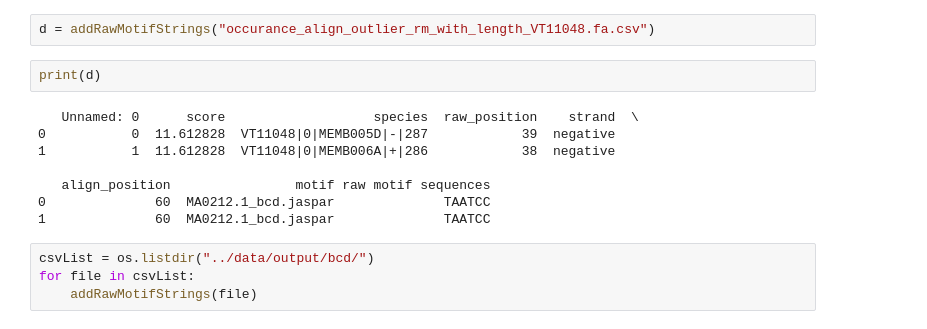
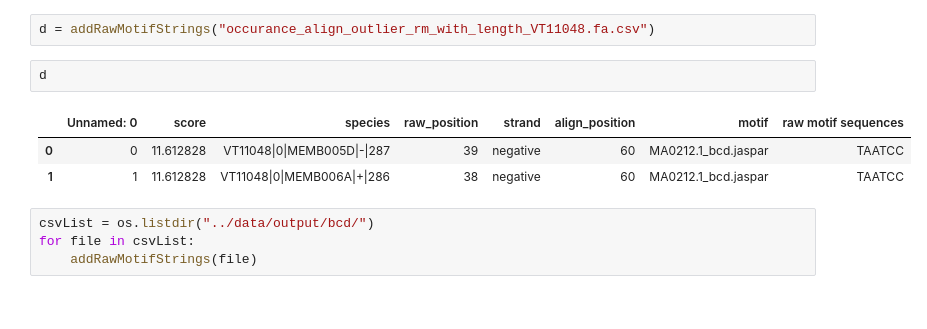
Before and after one commit to DiscoveryDNA/TFBS_presence, a Jupyter notebook: code/2.Motif_Extraction.ipynb, the cells around one changed output. Cells and saved outputs as stored; diff of their text form.

```diff
--- a/code/2.Motif_Extraction.ipynb
+++ b/code/2.Motif_Extraction.ipynb
@@ -218,16 +200,12 @@ def addRawMotifStrings(csv_file):
     return df
 # %%
 d = addRawMotifStrings("occurance_align_outlier_rm_with_length_VT11048.fa.csv")
-# %%
-print(d)
-# %% [output]
-   Unnamed: 0      score                   species  raw_position    strand  \
-0           0  11.612828  VT11048|0|MEMB005D|-|287            39  negative
-1           1  11.612828  VT11048|0|MEMB006A|+|286            38  negative
-
-   align_position                motif raw motif sequences
-0              60  MA0212.1_bcd.jaspar              TAATCC
-1              60  MA0212.1_bcd.jaspar              TAATCC
+# %%
+d
+# %% [output]
+|  | Unnamed: 0 | score | species | raw_position | strand | align_position | motif | raw motif sequences |
+| 0 | 0 | 11.612828 | VT11048|0|MEMB005D|-|287 | 39 | negative | 60 | MA0212.1_bcd.jaspar | TAATCC |
+| 1 | 1 | 11.612828 | VT11048|0|MEMB006A|+|286 | 38 | negative | 60 | MA0212.1_bcd.jaspar | TAATCC |
 # %%
 csvList = os.listdir("../data/output/bcd/")
 for file in csvList:
```
Also changed, not shown: parts of 1 cell of this notebook, 5 other files.
